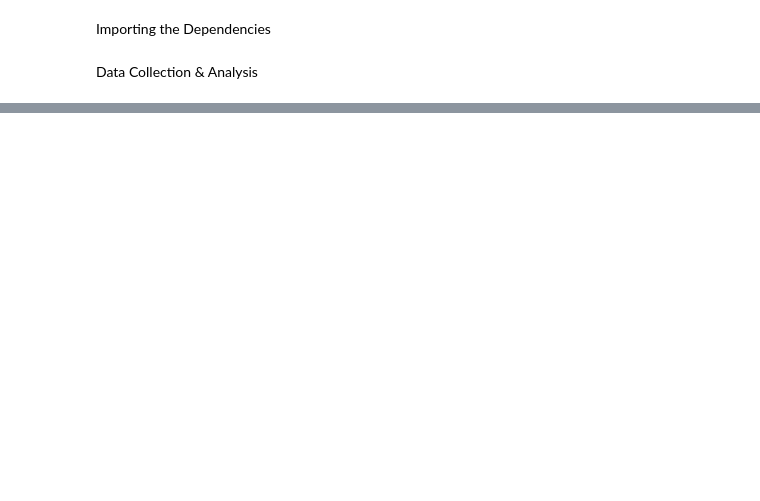
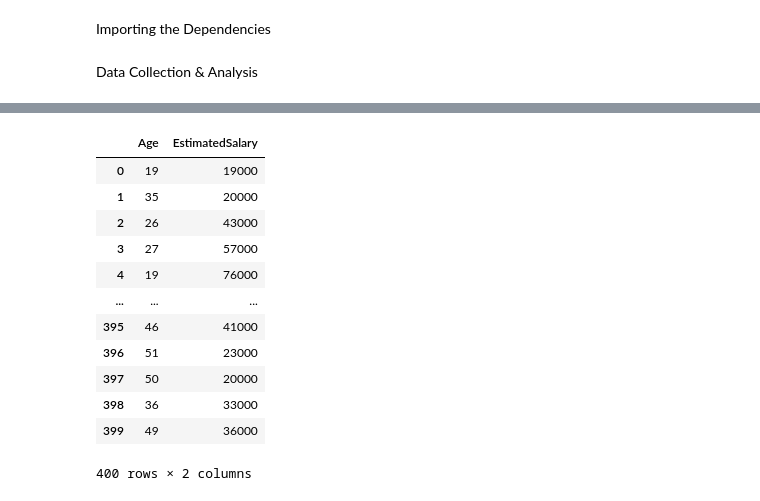
Before and after one commit to ChittaranjanR/Simple-Linear-regression, a Jupyter notebook: Project_3_Decision_Tree.ipynb, the cells around one changed output, grey strips where cells are left out. Saved outputs shown, nothing was run; the diff lists cells and outputs as text; code cells hidden in the pictures; blank space fills up the shorter version.

```diff
--- a/Project_3_Decision_Tree.ipynb
+++ b/Project_3_Decision_Tree.ipynb
@@ -12,4 +12,4 @@ from sklearn import metrics
 Data Collection & Analysis
 # %%
 # loading the data from csv file to a Pandas DataFrame
-insurance_dataset = pd.read_csv('https://raw.githubusercontent.com/ChittaranjanR/Simple-Linear-regression/main/insurance.csv')
+df = pd.read_csv('https://raw.githubusercontent.com/ChittaranjanR/Simple-Linear-regression/main/Social_Network_Ads%20-%20Classification.csv')
@@ -15,0 +34,19 @@ insurance_dataset = pd.read_csv('https://raw.githubusercontent.com/ChittaranjanR
+# %%
+x=df.iloc[:,:-1]
+y=df.iloc[:,-1]
+# %%
+x
+# %% [output]
+|  | Age | EstimatedSalary |
+| 0 | 19 | 19000 |
+| 1 | 35 | 20000 |
+| 2 | 26 | 43000 |
+| 3 | 27 | 57000 |
+| 4 | 19 | 76000 |
+| ... | ... | ... |
+| 395 | 46 | 41000 |
+| 396 | 51 | 23000 |
+| 397 | 50 | 20000 |
+| 398 | 36 | 33000 |
+| 399 | 49 | 36000 |
+400 rows × 2 columns
```
Also changed, not shown: parts of 14 cells of this notebook.
